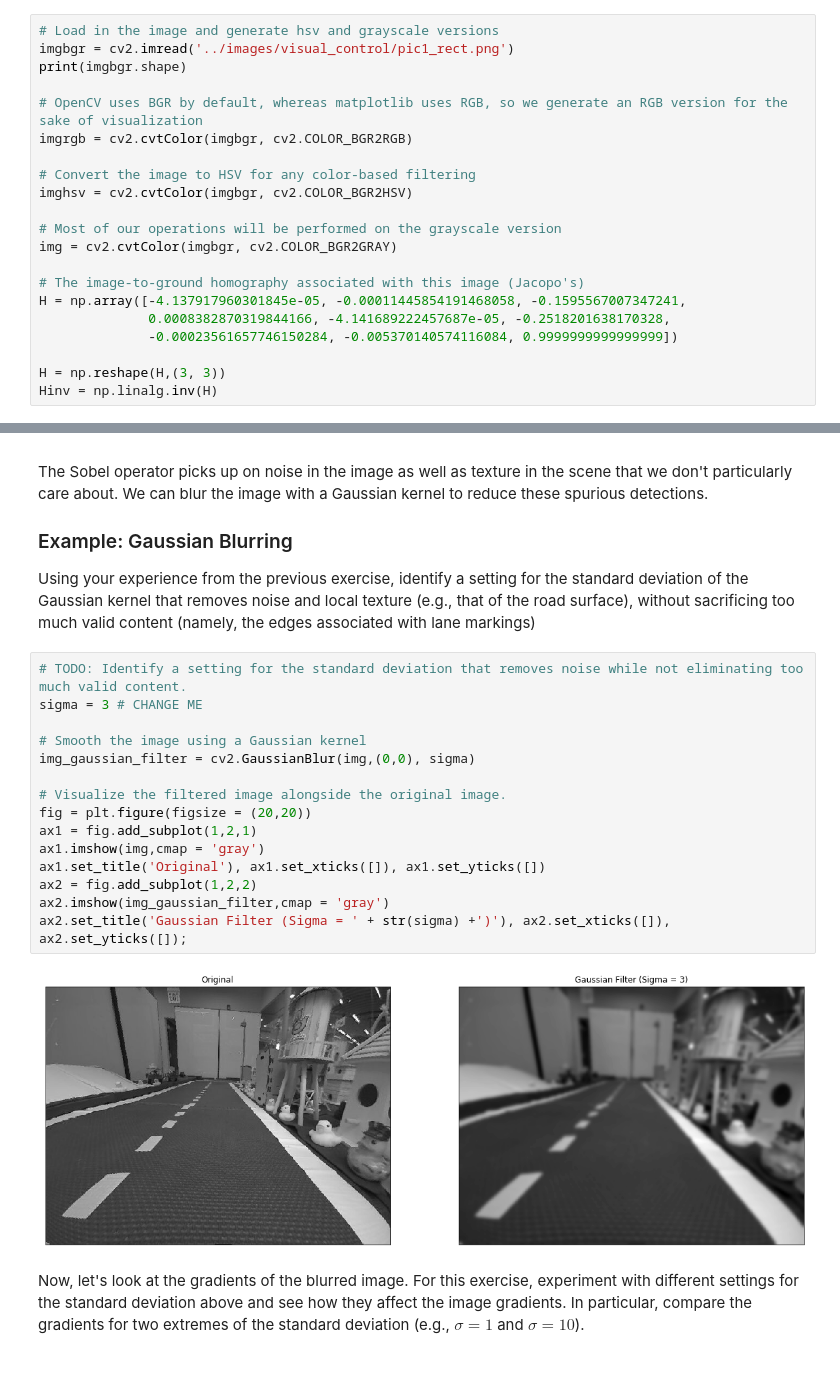
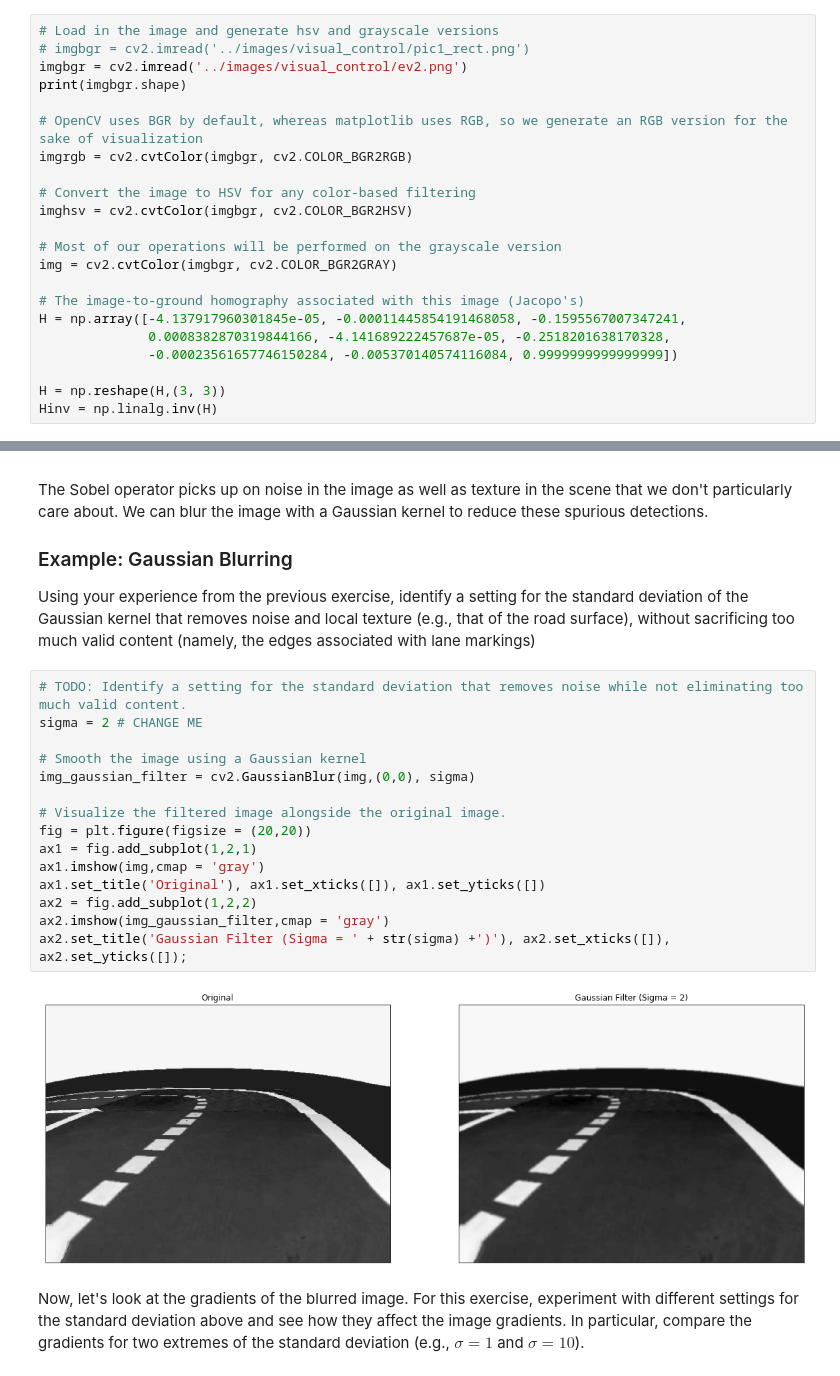
Before and after one commit to Nicolacarrino/mooc-exercises, a Jupyter notebook: visual_lane_servoing/solution/05-Visual-Servoing/visual_servoing_activity.ipynb, the cells around one changed output, grey strips where cells are left out. Saved outputs shown, nothing was run; the diff lists cells and outputs as text.

```diff
--- a/visual_lane_servoing/solution/05-Visual-Servoing/visual_servoing_activity.ipynb
+++ b/visual_lane_servoing/solution/05-Visual-Servoing/visual_servoing_activity.ipynb
@@ -69,7 +67,8 @@ Populating the interactive namespace from numpy and matplotlib
 Let's load the image as well as the homography for the corresponding camera into Python.
 # %%
 # Load in the image and generate hsv and grayscale versions
-imgbgr = cv2.imread('../images/visual_control/pic1_rect.png')
+# imgbgr = cv2.imread('../images/visual_control/pic1_rect.png')
+imgbgr = cv2.imread('../images/visual_control/ev2.png')
 print(imgbgr.shape)
 
 # OpenCV uses BGR by default, whereas matplotlib uses RGB, so we generate an RGB version for the sake of visualization
@@ -155,21 +154,21 @@ The Sobel operator picks up on noise in the image as well as texture in the scen
 Using your experience from the previous exercise, identify a setting for the standard deviation of the Gaussian kernel that removes noise and local texture (e.g., that of the road surface), without sacrificing too much valid content (namely, the edges associated with lane markings)
 # %%
 # TODO: Identify a setting for the standard deviation that removes noise while not eliminating too much valid content.
-sigma = 3 # CHANGE ME
+sigma = 2 # CHANGE ME
 
 # Smooth the image using a Gaussian kernel
 img_gaussian_filter = cv2.GaussianBlur(img,(0,0), sigma)
 
 # Visualize the filtered image alongside the original image.
 fig = plt.figure(figsize = (20,20))
 ax1 = fig.add_subplot(1,2,1)
 ax1.imshow(img,cmap = 'gray')
 ax1.set_title('Original'), ax1.set_xticks([]), ax1.set_yticks([])
 ax2 = fig.add_subplot(1,2,2)
 ax2.imshow(img_gaussian_filter,cmap = 'gray')
 ax2.set_title('Gaussian Filter (Sigma = ' + str(sigma) +')'), ax2.set_xticks([]), ax2.set_yticks([]);
 # %% [output]
-[figure, old version]
+[figure, new version]
 # %% [markdown]
 Now, let's look at the gradients of the blurred image. For this exercise, experiment with different settings for the standard deviation above and see how they affect the image gradients. In particular, compare the gradients for two extremes of the standard deviation (e.g., $\sigma=1$ and $\sigma=10$).
 # %%
```
Also changed, not shown: parts of 18 cells of this notebook, 38 other files.
